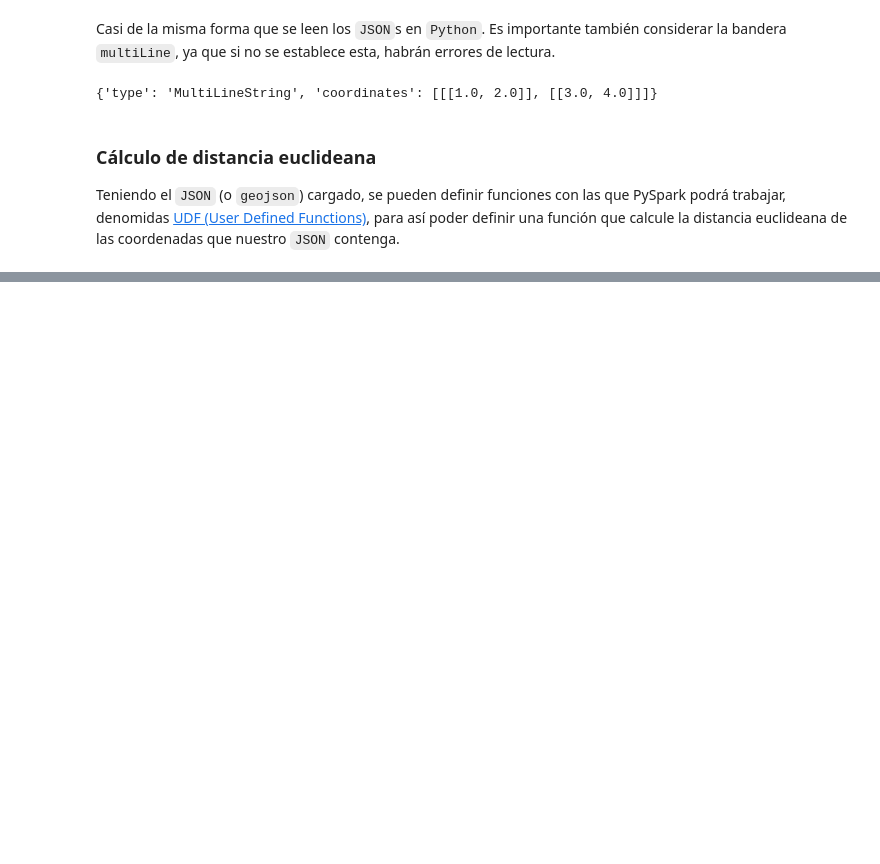
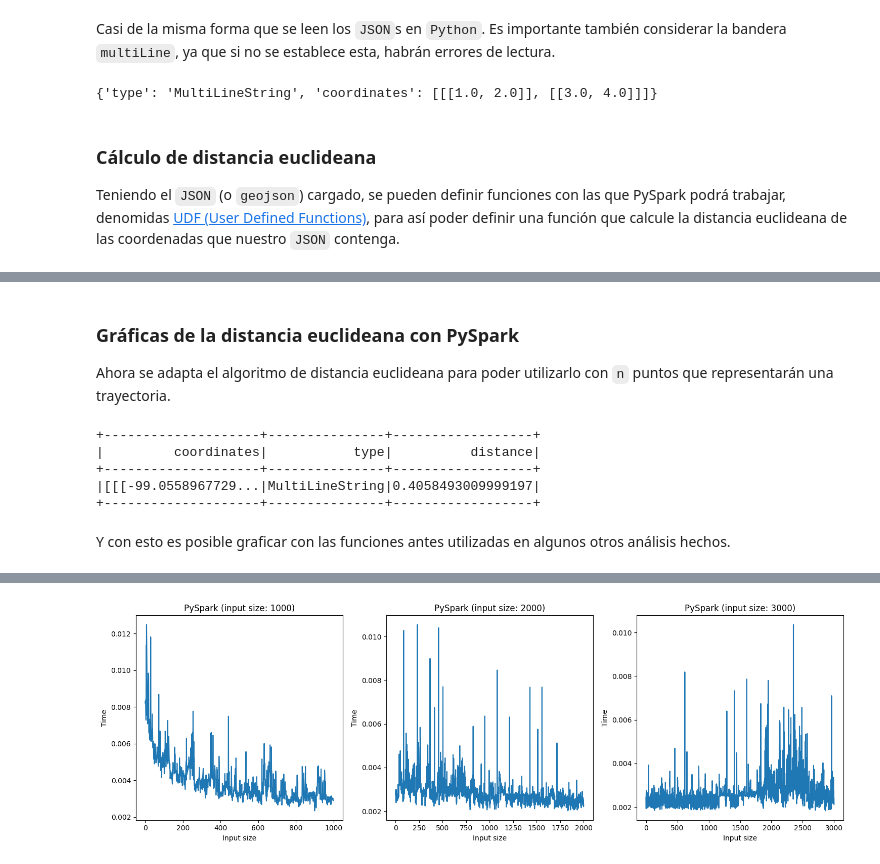
Before and after one commit to TT2024-B106/similarity-measures, a Jupyter notebook: notebooks/pyspark.ipynb, the cells around one changed output, grey strips where cells are left out. Cells and saved outputs as stored; diff of their text form; code cells hidden in the pictures; blank space fills up the shorter version.

```diff
--- a/notebooks/pyspark.ipynb
+++ b/notebooks/pyspark.ipynb
@@ -93,0 +93,42 @@ plotfn.time_complexity3(euclidean.distance, populate_lists, "test")
+# %% [markdown]
+### Gráficas de la distancia euclideana con PySpark
+Ahora se adapta el algoritmo de distancia euclideana para poder utilizarlo con `n` puntos que representarán una trayectoria.
+# %%
+from pyspark.sql.types import DoubleType
+
+def euclidean_distance(coords: list[list[list[float]]]):
+    total_distance = 0.0
+
+    p = coords[0][0]
+    q = coords[0][1]
+
+    for i in range(len(p)):
+        total_distance += (q[i] - p[i])**2
+
+    return float(sqrt(total_distance))
+
+geojson_df = genjson.dataframe(4, spark)
+
+distance_udf = F.udf(euclidean_distance, DoubleType())
+# This does the calculation + adding a column in dataframe
+geojson_df = geojson_df.withColumn('distance', distance_udf(F.col('coordinates')))
+# Here calculation ends, proceeding to show dataframe with new column
+geojson_df.show()
+# %% [output]
++--------------------+---------------+------------------+
+|         coordinates|           type|          distance|
++--------------------+---------------+------------------+
+|[[[-99.0558967729...|MultiLineString|0.4058493009999197|
++--------------------+---------------+------------------+
+# %% [markdown]
+Y con esto es posible graficar con las funciones antes utilizadas en algunos otros análisis hechos.
+# %%
+from utils import plotfn
+
+plotfn.time_complexity3_spark(
+    distance_udf,
+    genjson.dataframe,
+    spark,
+    "PySpark",
+)
+# %% [output]
@@ -93,0 +136 @@ plotfn.time_complexity3(euclidean.distance, populate_lists, "test")
+[figure, added]
```
Also changed, not shown: parts of 12 cells of this notebook, 3 other files.
